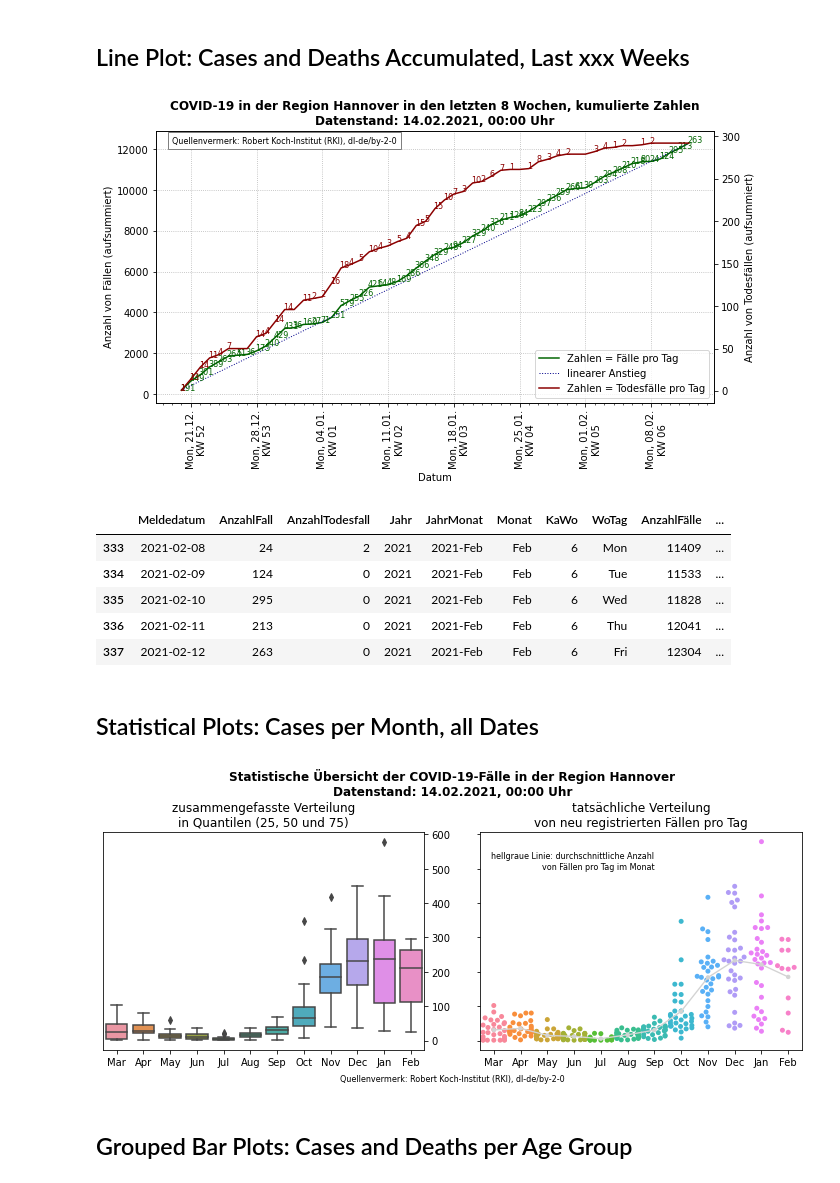
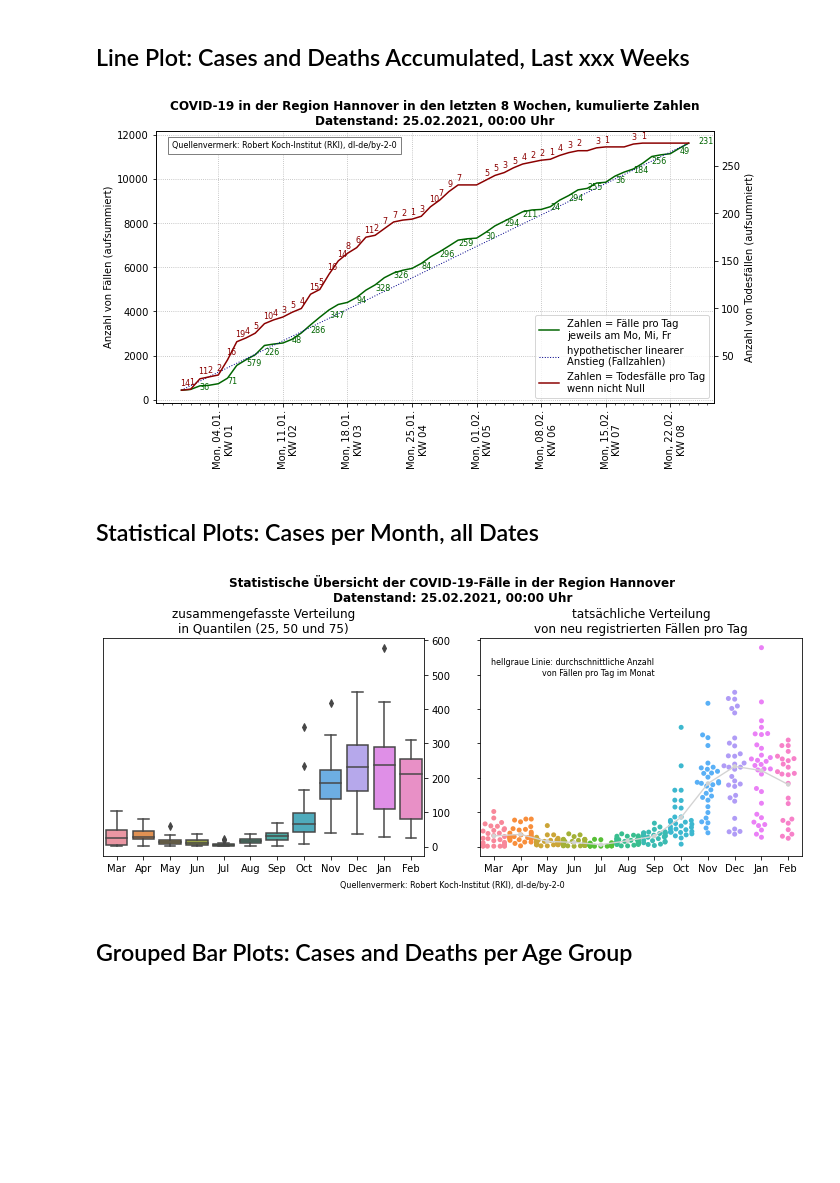
Before and after one commit to britavb/Covid19_Region_Hannover, a Jupyter notebook: RKI_COVID19.ipynb, the cells around one changed output. Saved outputs shown, nothing was run; the diff lists cells and outputs as text; code cells hidden in the pictures; blank space fills up the shorter version.

Commit message:
Data update, now Feb 25th, 2021

```diff
--- a/RKI_COVID19.ipynb
+++ b/RKI_COVID19.ipynb
@@ -23,7 +23,7 @@ Quellenvermerk: Robert Koch-Institut (RKI), dl-de/by-2-0   Haftungsausschluss:
 # this data needs to be filtered for Landkreis=Region Hannover
 # and can then be downloaded
 # if the data does not seem up to date the full csv-file needs to be downloaded and filtered manually
-df_reg_all = pd.read_csv("RKI_COVID19 20210214.csv")
+df_reg_all = pd.read_csv("RKI_COVID19 20210225.csv")
 df_reg_han = df_reg_all[df_reg_all['Landkreis']=='Region Hannover'].copy()
 print('dataset loaded and filtered')
 print(df_reg_han['Landkreis'].value_counts())
@@ -169,61 +192,62 @@ plt.show()
 # calculate last xxx weeks from days; value should be dividable by 7
 tagezurueck = 56
 vorvierWochen = pd.to_datetime(date.today() - timedelta(tagezurueck))
-piv_reg_han_subset = piv_reg_han[piv_reg_han['Meldedatum']>=vorvierWochen].copy()
+piv_reg_han_subset = piv_reg_han[piv_reg_han['Meldedatum'] >= vorvierWochen].copy()
 piv_reg_han_subset.drop(columns=['AnzahlFälle', 'AnzahlTodesfälle'], inplace=True)
-piv_reg_han_subset[['AnzahlFälle', 'AnzahlTodesfälle']] = piv_reg_han_subset[['AnzahlFall', 'AnzahlTodesfall']].cumsum()
+piv_reg_han_subset[['AnzahlFälle', 'AnzahlTodesfälle']] = \
+                  piv_reg_han_subset[['AnzahlFall', 'AnzahlTodesfall']].cumsum()
 # define and plot both plots including a sort of trendline for the infections
 fig, ax5 = plt.subplots(figsize=(10,5))
-ax5.plot(piv_reg_han_subset.Meldedatum, piv_reg_han_subset.AnzahlFälle, color='darkgreen', label='Zahlen = Fälle pro Tag')
+# cases
+ax5.plot(piv_reg_han_subset.Meldedatum, piv_reg_han_subset.AnzahlFälle, color='darkgreen',
+         label='Zahlen = Fälle pro Tag\njeweils am Mo, Mi, Fr')
 df_top_bottom = piv_reg_han_subset.iloc[[0, -1]]
-ax5.plot(df_top_bottom.Meldedatum, df_top_bottom.AnzahlFälle, color='darkblue', label='linearer Anstieg',
-        linestyle='dotted', linewidth=1)
+ax5.plot(df_top_bottom.Meldedatum, df_top_bottom.AnzahlFälle,
+         color='darkblue', linestyle='dotted', linewidth=1,
+         label='hypothetischer linearer\nAnstieg (Fallzahlen)')
+# deaths
 ax6 = ax5.twinx()
-ax6.plot(piv_reg_han_subset.Meldedatum, piv_reg_han_subset.AnzahlTodesfälle, color='darkred', label='Zahlen = Todesfälle pro Tag')
+ax6.plot(piv_reg_han_subset.Meldedatum, piv_reg_han_subset.AnzahlTodesfälle,
+         color='darkred',
+         label='Zahlen = Todesfälle pro Tag\nwenn nicht Null')
 # set axis, labels, title... for all cases
 ax5.autoscale(enable=True, axis='x') #, tight=True)
 ax5.grid(ls=':')
 ax5.tick_params(axis='x', labelrotation=90)
 ax5.xaxis.set_major_formatter(mdates.DateFormatter('\n%a, %d.%m.\nKW %V'))
 ax5.xaxis.set_major_locator(mdates.WeekdayLocator(byweekday=0))
 ax5.xaxis.set_minor_locator(mdates.DayLocator(interval=1))
-ax5.set_xlabel('Datum')
 ax5.set_ylabel('Anzahl von Fällen (aufsummiert)')
 ax5.set_title('COVID-19 in der Region Hannover in den letzten ' + \
               str(round(tagezurueck/7)) + ' Wochen, kumulierte Zahlen\nDatenstand: ' + \
               strDatenstand, weight='bold')
 ax6.set_ylabel('Anzahl von Todesfällen (aufsummiert)')
 # get lines and labels and create one legend for both plots
 lines, labels = ax5.get_legend_handles_labels()
 lines2, labels2 = ax6.get_legend_handles_labels()
 ax6.legend(lines + lines2, labels + labels2, loc='lower right')
-# can be deleted when death numbers are above zero
-# ytop = piv_reg_han_subset['AnzahlTodesfälle'].max()
-# ax6.set_ylim(0, 1 if ytop==0 else ytop)
 # now annotate
 for index, row in piv_reg_han_subset.iterrows():
-    ax5.annotate(row['AnzahlFall'], xy=(row['Meldedatum'] + timedelta(hours=-4), row['AnzahlFälle']+5),
-                fontsize=8, color='darkgreen')
+    if row['WoTag'] in ['Mon', 'Wed', 'Fri']:
+        ax5.annotate(row['AnzahlFall'], xy=(row['Meldedatum'] + timedelta(hours=+24),
+                                            row['AnzahlFälle']),
+                     fontsize=8, color='darkgreen')
     if row['AnzahlTodesfall'] != 0:
-        ax6.annotate(row['AnzahlTodesfall'], xy=(row['Meldedatum'] + timedelta(hours=-4), row['AnzahlTodesfälle']),
+        ax6.annotate(row['AnzahlTodesfall'], xy=(row['Meldedatum'] + timedelta(hours=-4),
+                                                 row['AnzahlTodesfälle']+5),
                     fontsize=8, color='darkred')
-# data source
-ax5.text(piv_reg_han_subset['Meldedatum'].min() - timedelta(days=1), piv_reg_han_subset['AnzahlFälle'].max()-10,
+# name data source
+ax5.text(piv_reg_han_subset['Meldedatum'].min() - timedelta(days=1),
+         piv_reg_han_subset['AnzahlFälle'].max() - 200,
          'Quellenvermerk: Robert Koch-Institut (RKI), dl-de/by-2-0',
          ha='left', fontsize=8, bbox=dict(facecolor='white', edgecolor='grey', alpha=1))
-# show plot
+# save and show plot
 filename = 'RKI_COVID19_last' + str(round(tagezurueck/7)) + 'weeks.png'
 plt.savefig(filename, dpi=100)
 plt.show()
-display(piv_reg_han_subset.tail())
+#display(piv_reg_han_subset.tail())
 # %% [output]
-[figure, old version]
+[figure, new version]
-|  | Meldedatum | AnzahlFall | AnzahlTodesfall | Jahr | JahrMonat | Monat | KaWo | WoTag | AnzahlFälle | ... |
-| 333 | 2021-02-08 | 24 | 2 | 2021 | 2021-Feb | Feb | 6 | Mon | 11409 | ... |
-| 334 | 2021-02-09 | 124 | 0 | 2021 | 2021-Feb | Feb | 6 | Tue | 11533 | ... |
-| 335 | 2021-02-10 | 295 | 0 | 2021 | 2021-Feb | Feb | 6 | Wed | 11828 | ... |
-| 336 | 2021-02-11 | 213 | 0 | 2021 | 2021-Feb | Feb | 6 | Thu | 12041 | ... |
-| 337 | 2021-02-12 | 263 | 0 | 2021 | 2021-Feb | Feb | 6 | Fri | 12304 | ... |
 # %% [markdown]
 ## Statistical Plots: Cases per Month, all Dates
 # %%
@@ -245,7 +269,7 @@ fig.text(0.5,-0.01, 'Quellenvermerk: Robert Koch-Institut (RKI), dl-de/by-2-0',
 plt.tight_layout()
 plt.savefig('RKI_COVID19_stats.png', dpi=100, bbox_inches='tight')
 # %% [output]
-[figure, old version]
+[figure, new version]
 # %% [markdown]
 ## Grouped Bar Plots: Cases and Deaths per Age Group
 # %%
```
Also changed, not shown: parts of 17 cells of this notebook, 3 other files.
